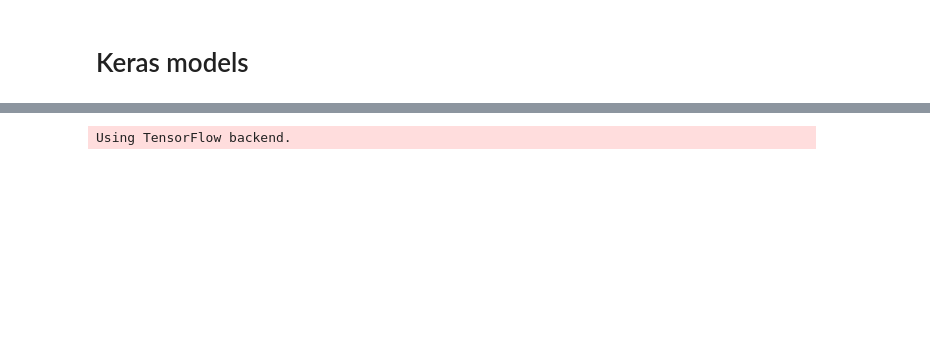
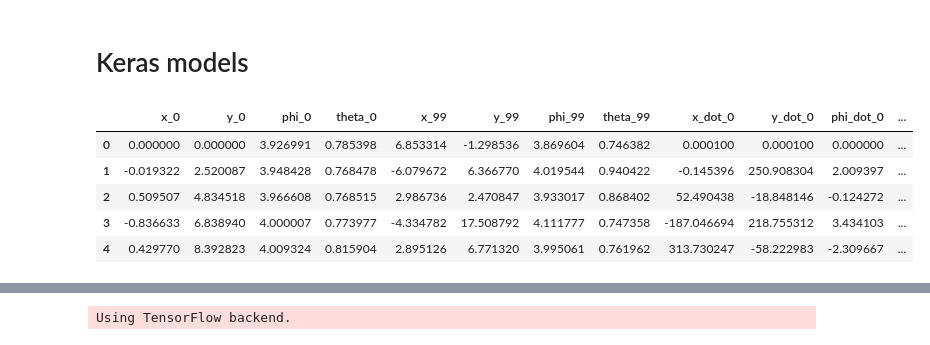
Before and after one commit to oliviatessa/MothMachineLearning, a Jupyter notebook: 002_TrainNN_BigData.ipynb, the cells around one changed output, grey strips where cells are left out. Drawn from its saved outputs; the diff is of its cells as text; code cells hidden in the pictures; blank space fills up the shorter version.

```diff
--- a/002_TrainNN_BigData.ipynb
+++ b/002_TrainNN_BigData.ipynb
@@ -154,3 +158,12 @@ Y = trainDF.loc[:, ["Fx", "Fy", "tau"] ]
 # X.y_99 = X.y_99 - X.y_0
 
 # X.x_0 = X.y_0 = 0
+# %%
+X.head()
+# %% [output]
+|  | x_0 | y_0 | phi_0 | theta_0 | x_99 | y_99 | phi_99 | theta_99 | x_dot_0 | y_dot_0 | phi_dot_0 | ... |
+| 0 | 0.000000 | 0.000000 | 3.926991 | 0.785398 | 6.853314 | -1.298536 | 3.869604 | 0.746382 | 0.000100 | 0.000100 | 0.000000 | ... |
+| 1 | -0.019322 | 2.520087 | 3.948428 | 0.768478 | -6.079672 | 6.366770 | 4.019544 | 0.940422 | -0.145396 | 250.908304 | 2.009397 | ... |
+| 2 | 0.509507 | 4.834518 | 3.966608 | 0.768515 | 2.986736 | 2.470847 | 3.933017 | 0.868402 | 52.490438 | -18.848146 | -0.124272 | ... |
+| 3 | -0.836633 | 6.838940 | 4.000007 | 0.773977 | -4.334782 | 17.508792 | 4.111777 | 0.747358 | -187.046694 | 218.755312 | 3.434103 | ... |
+| 4 | 0.429770 | 8.392823 | 4.009324 | 0.815904 | 2.895126 | 6.771320 | 3.995061 | 0.761962 | 313.730247 | -58.222983 | -2.309667 | ... |
```
Also changed, not shown: parts of 27 cells of this notebook.
